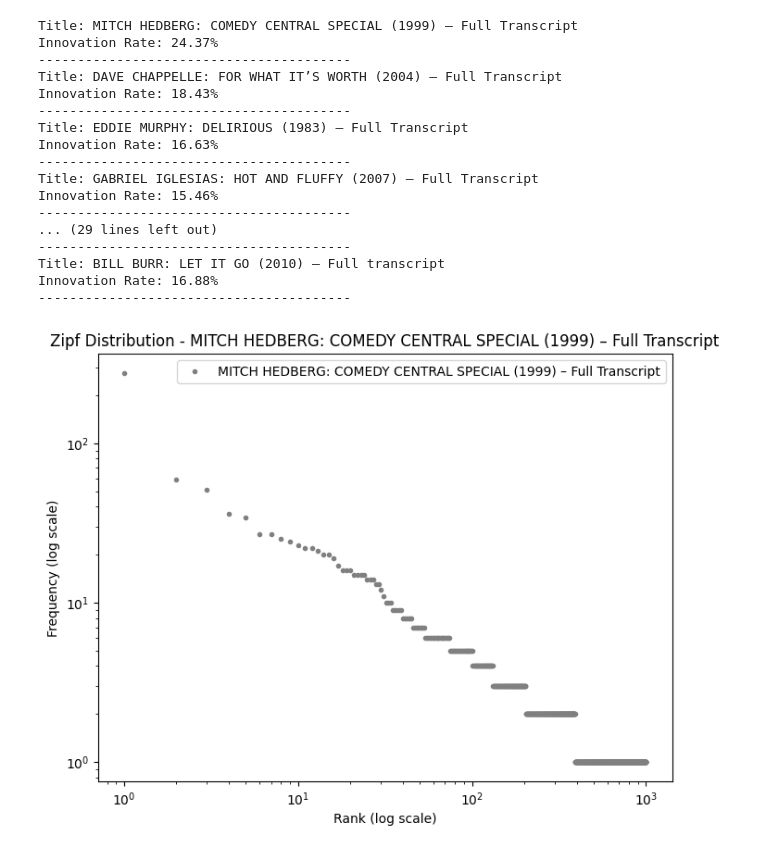
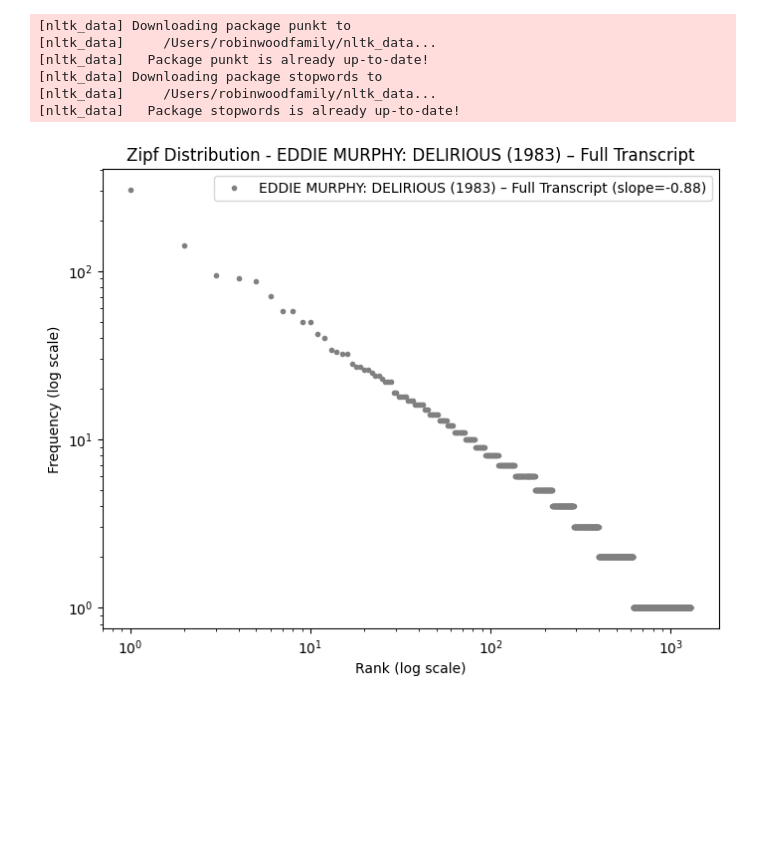
Before and after one commit to marobinette/pocs, a Jupyter notebook: project/data_functions.ipynb, the cells around one changed output. Drawn from its saved outputs; the diff is of its cells as text; code cells hidden in the pictures; blank space fills up the shorter version.

Commit message:
better zipf

```diff
--- a/project/data_functions.ipynb
+++ b/project/data_functions.ipynb
@@ -1,4 +1,5 @@
 # %%
+%pip install scipy
 import pandas as pd
 import requests
 import json
@@ -8,6 +9,7 @@ from nltk.corpus import stopwords
 from nltk import download
 import matplotlib.pyplot as plt
 import numpy as np
+from scipy.stats import linregress
 
 download('punkt')
 download('stopwords')
@@ -126,9 +128,16 @@ def plot_zipf_distribution(df, title):
     # Rank the words by frequency
     word_data['rank'] = np.arange(1, len(word_data) + 1)
 
+    # Log-transform rank and frequency
+    log_rank = np.log10(word_data['rank'])
+    log_freq = np.log10(word_data['counts'])
+
+    # Perform linear regression to calculate the slope
+    slope, intercept, r_value, p_value, std_err = linregress(log_rank, log_freq)
+
     # Plot the Zipf distribution (log-log scale)
     plt.figure(figsize=(8, 6))
-    plt.loglog(word_data['rank'], word_data['counts'], marker=".", linestyle='none', color="grey", label=f'{title}')
+    plt.loglog(word_data['rank'], word_data['counts'], marker=".", linestyle='none', color="grey", label=f'{title} (slope={slope:.2f})')
 
     plt.xlabel('Rank (log scale)')
     plt.ylabel('Frequency (log scale)')
@@ -136,6 +145,7 @@ def plot_zipf_distribution(df, title):
     plt.legend()
     plt.show()
 
+
 # print_innovation_rate_data(df)
-plot_zipf_distribution(df, 'MITCH HEDBERG: COMEDY CENTRAL SPECIAL (1999) – Full Transcript')
+plot_zipf_distribution(df, 'EDDIE MURPHY: DELIRIOUS (1983) – Full Transcript')
 # %% [output]
@@ -148,18 +155,7 @@ plot_zipf_distribution(df, 'MITCH HEDBERG: COMEDY CENTRAL SPECIAL (1999) – Ful
-Title: MITCH HEDBERG: COMEDY CENTRAL SPECIAL (1999) – Full Transcript
-Innovation Rate: 24.37%
-----------------------------------------
-Title: DAVE CHAPPELLE: FOR WHAT IT’S WORTH (2004) – Full Transcript
-Innovation Rate: 18.43%
-----------------------------------------
-Title: EDDIE MURPHY: DELIRIOUS (1983) – Full Transcript
-Innovation Rate: 16.63%
-----------------------------------------
-Title: GABRIEL IGLESIAS: HOT AND FLUFFY (2007) – Full Transcript
-Innovation Rate: 15.46%
-----------------------------------------
-... (29 lines left out)
-----------------------------------------
-Title: BILL BURR: LET IT GO (2010) – Full transcript
-Innovation Rate: 16.88%
-----------------------------------------
+[nltk_data] Downloading package punkt to
+[nltk_data]     /Users/robinwoodfamily/nltk_data...
+[nltk_data]   Package punkt is already up-to-date!
+[nltk_data] Downloading package stopwords to
+[nltk_data]     /Users/robinwoodfamily/nltk_data...
+[nltk_data]   Package stopwords is already up-to-date!
-[figure, old version]
+[figure, new version]
```
Also changed, not shown: parts of 1 cell of this notebook.
